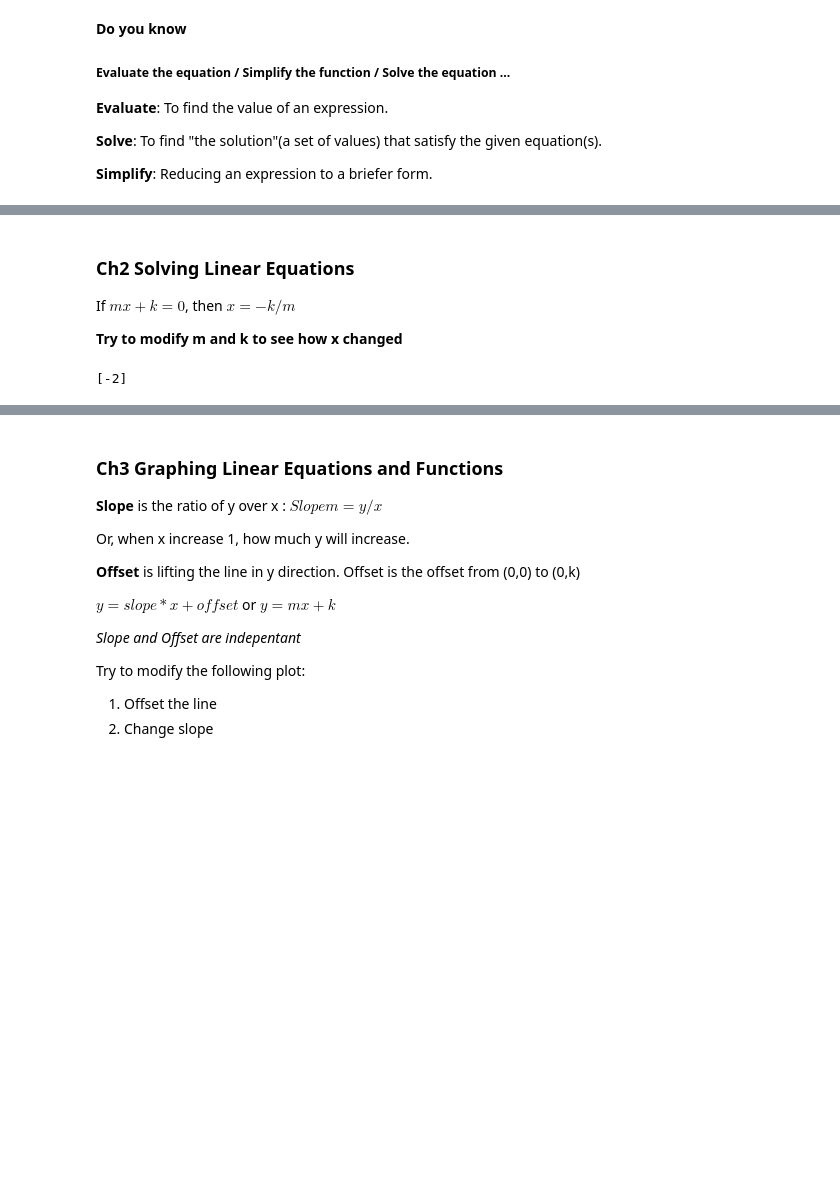
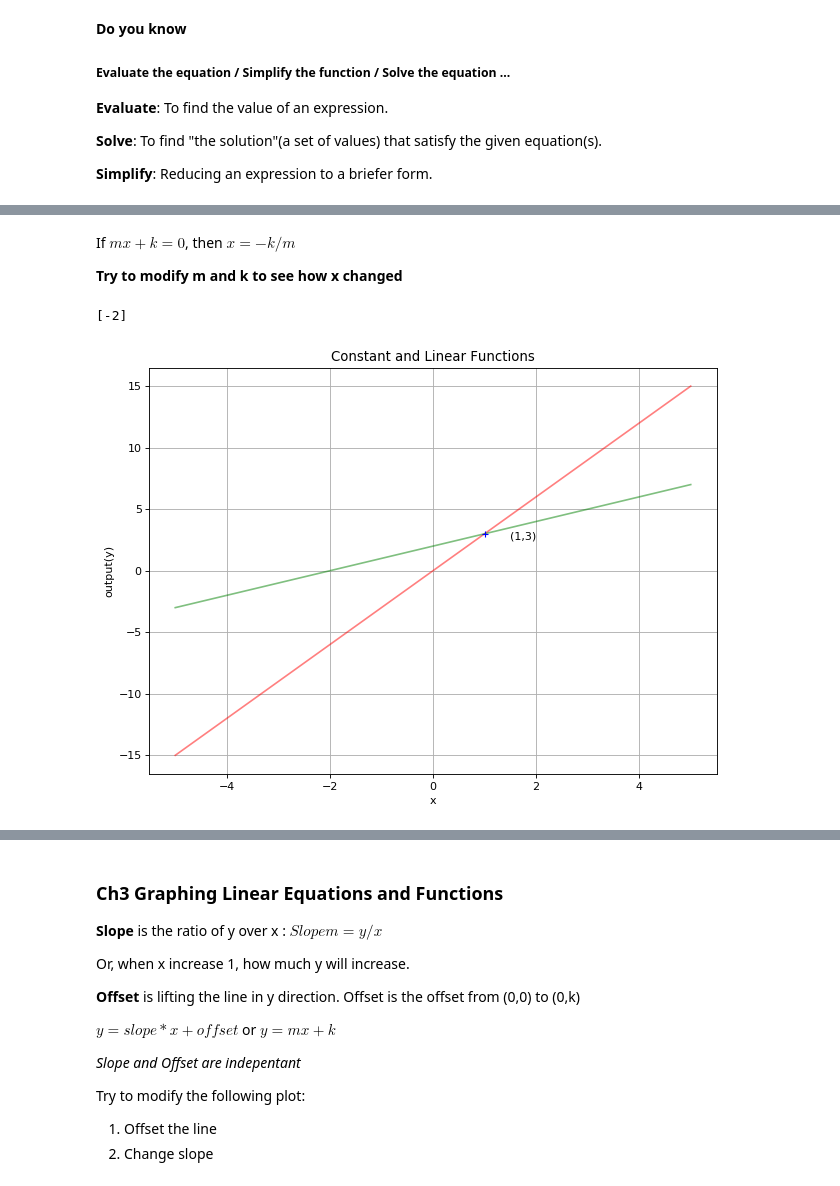
Before and after one commit to apextw/math, a Jupyter notebook: Learn Math with Python - Grade 8.ipynb, the cells around one changed output, grey strips where cells are left out. Drawn from its saved outputs; the diff is of its cells as text; code cells hidden in the pictures; blank space fills up the shorter version.

```diff
--- a/Learn Math with Python - Grade 8.ipynb
+++ b/Learn Math with Python - Grade 8.ipynb
@@ -104,6 +234,4 @@ For cosine function cos(x), x ranges $(0,{\pi})$,the inverse function of cosine
 # %% [markdown]
-### Ch2 Solving Linear Equations
-
 If $mx + k = 0$, then $ x = -k/m$
 
 **Try to modify m and k to see how x changed**
@@ -131,3 +252,43 @@ res = solve(eq,x)
 print(res)
 # %% [output]
 [-2]
+# %%
+# Solve 3x = x + 2
+import numpy as np
+import matplotlib.pyplot as plt
+from sympy import *
+
+# Solve the equation
+x = Symbol('x')
+eq = Eq(3*x,x+2)
+res = solve(eq,x)
+if res == False:
+    print("No solution!")
+elif res == True:
+    print("Indentity!")
+else:
+    xs = res[0]
+    ys = 3*xs
+
+# Plot
+x1 = np.linspace(-5,5)
+y1 = 3*x1
+y2 = x1+2
+
+# Plot to figure
+plt.figure(figsize=(8, 6), dpi=80)
+plt.title('Constant and Linear Functions')    # Title of 1st subplot
+plt.plot(x1, y1,'r',alpha=0.5)
+plt.plot(x1, y2, 'g',alpha=0.5)  # Plot a red line and green line
+
+if not (res == True or res == False) :
+    plt.plot(xs,ys,'b+')
+    plt.text(xs+0.5,ys-0.5,"({},{})".format(xs,ys))
+
+plt.grid(True)                                # Turn on the grid
+plt.xlabel('x')                               # X Label
+plt.ylabel('output(y)')                       # Y Label
+plt.tight_layout()                            # Tight the layout
+plt.show()                                    # Show the plot
+# %% [output]
+[figure, added]
```
Also changed, not shown: parts of 26 cells of this notebook, 4 other files.
